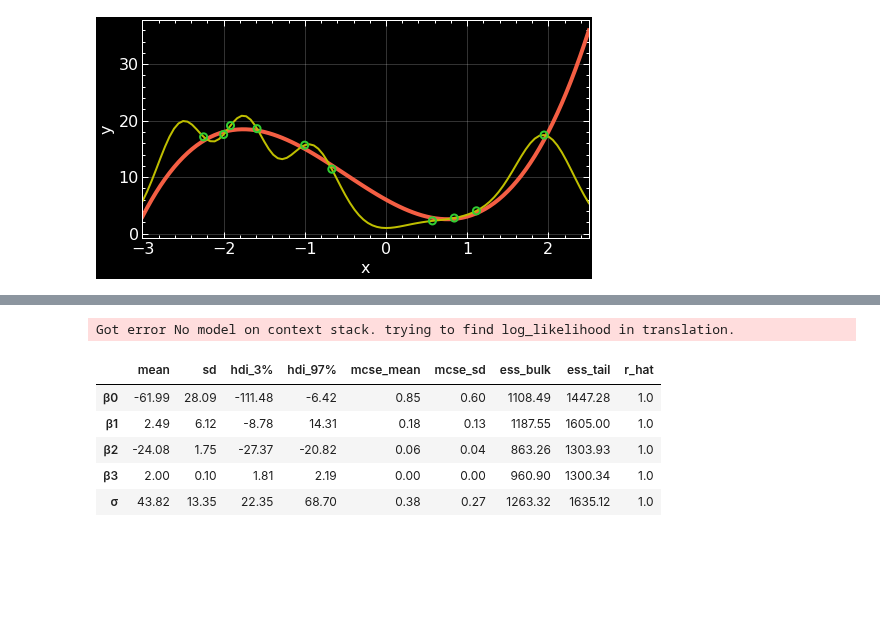
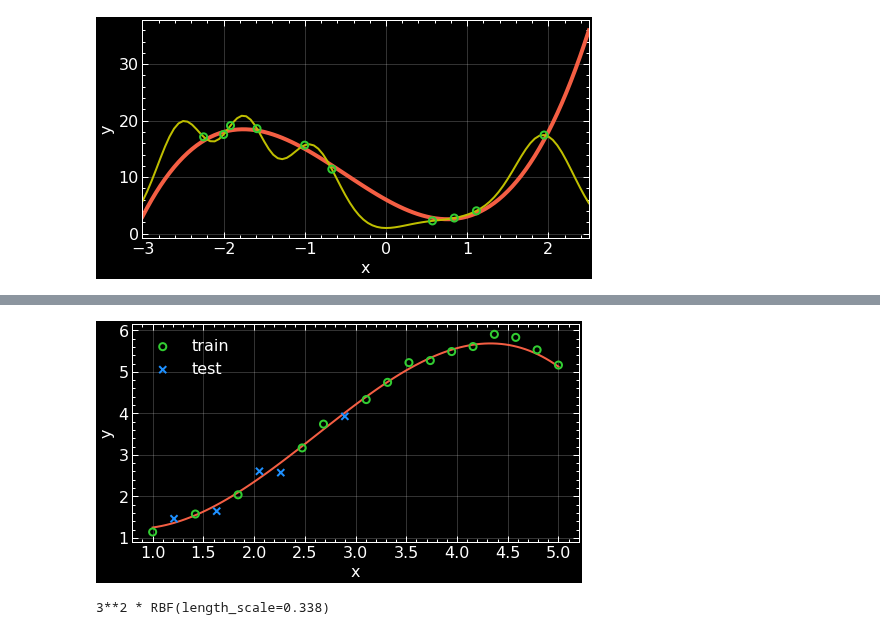
Before and after one commit to jsdiazpo/Bayesian-Digressions, a Jupyter notebook: notebooks/Gaussian-Processes.ipynb, the cells around one changed output, grey strips where cells are left out. Drawn from its saved outputs; the diff is of its cells as text; code cells hidden in the pictures; blank space fills up the shorter version.

```diff
--- a/notebooks/Gaussian-Processes.ipynb
+++ b/notebooks/Gaussian-Processes.ipynb
@@ -156,8 +130,0 @@ df
-# %%
-with pm.Model() as model1:
-    β0, β1, β2, β3 = [pm.Normal('β'+str(i), mu=0, sigma=50) for i in range(4)]
-    σ = pm.HalfNormal('σ', sigma=50)
-    x, y = df['x'], df['y']
-    μ = β0 + β1 * x + β2 * x**2 + β3 * x**3
-    y1 = pm.Normal("y1", mu=μ, sd=σ, observed=y)
-    trace = pm.sample(1000, tune=1000, target_accept=0.95, chains=4)
@@ -179,10 +130,0 @@ Got error No model on context stack. trying to find log_likelihood in translatio
-# %%
-az.summary(trace, round_to=2)
-# %% [output]
-Got error No model on context stack. trying to find log_likelihood in translation.
-|  | mean | sd | hdi_3% | hdi_97% | mcse_mean | mcse_sd | ess_bulk | ess_tail | r_hat |
-| β0 | -61.99 | 28.09 | -111.48 | -6.42 | 0.85 | 0.60 | 1108.49 | 1447.28 | 1.0 |
-| β1 | 2.49 | 6.12 | -8.78 | 14.31 | 0.18 | 0.13 | 1187.55 | 1605.00 | 1.0 |
-| β2 | -24.08 | 1.75 | -27.37 | -20.82 | 0.06 | 0.04 | 863.26 | 1303.93 | 1.0 |
-| β3 | 2.00 | 0.10 | 1.81 | 2.19 | 0.00 | 0.00 | 960.90 | 1300.34 | 1.0 |
-| σ | 43.82 | 13.35 | 22.35 | 68.70 | 0.38 | 0.27 | 1263.32 | 1635.12 | 1.0 |
@@ -190,0 +131,48 @@ Got error No model on context stack. trying to find log_likelihood in translatio
+# %%
+# generate data
+def function(x):
+    # return -1 + 5*x - 25*x**2 + 2*x**3
+    return 0.9*x**2 - 0.15*x**3 - 0.002*x**5 + 0.0002*x**6 + 0.5*(x-2)**2
+
+df = pd.DataFrame()
+n_samples = 20
+xmin, xmax = 1, 5
+np.random.seed(123)
+# df['x'] = np.random.uniform(low=xmin, high=xmax, size=(n_samples,))
+df['x'] = np.linspace(xmin, xmax, n_samples)
+df['y'] = function(df['x']) + np.random.normal(0, 0.1, size=(n_samples,))
+df = df.sample(frac=1)
+X = df['x'].values.reshape(-1, 1)
+Y = df['y'].values.reshape(-1, 1)
+n_train = 15
+X_train, X_test = X[:n_train], X[n_train:]
+Y_train, Y_test = Y[:n_train], Y[n_train:]
+# %%
+fig, ax = plt.subplots(figsize=(8, 4))
+ymin, ymax = 1, 6
+x_axis = np.linspace(xmin, xmax, 100)
+
+ax.plot(x_axis, function(x_axis), c='tomato', lw=2, alpha=0.96, )
+ax.scatter(X_train, Y_train, s=50, ec='limegreen', fc='none', lw=2, zorder=5, label='train')
+ax.scatter(X_test, Y_test, s=50, marker='x', ec='dodgerblue', fc='none', lw=2, zorder=5, label='test')
+ax.set(xlabel='x', ylabel='y', #title=f'{sequence}',
+       # xlim=[xmin,xmax], ylim=[ymin,ymax]
+      )
+ax.grid(lw=1, alpha=0.2, zorder=0)
+ax.legend();
+# %% [output]
+[figure, added]
+# %%
+# Instantiate a Gaussian Process model
+# kernel = ConstantKernel(1.0, (1e-3, 1e5)) * RBF(10, (1e-2, 1e2))
+kernel = 1*RBF(length_scale=10, length_scale_bounds=(1e-2, 1e2))
+gp = GaussianProcessRegressor(kernel=kernel, n_restarts_optimizer=9, normalize_y=0)
+
+# Fit to data using Maximum Likelihood Estimation of the parameters
+gp.fit(X_train, Y_train)
+print(gp.kernel_)
+# Make the prediction on the meshed x-axis (ask for MSE as well)
+mean_pred, std_pred = gp.predict(x_axis.reshape(-1, 1), return_std=True)
+Yhat = gp.predict(X_test, return_std=0)
+# %% [output]
+3**2 * RBF(length_scale=0.338)
```
Also changed, not shown: parts of 16 cells of this notebook.
